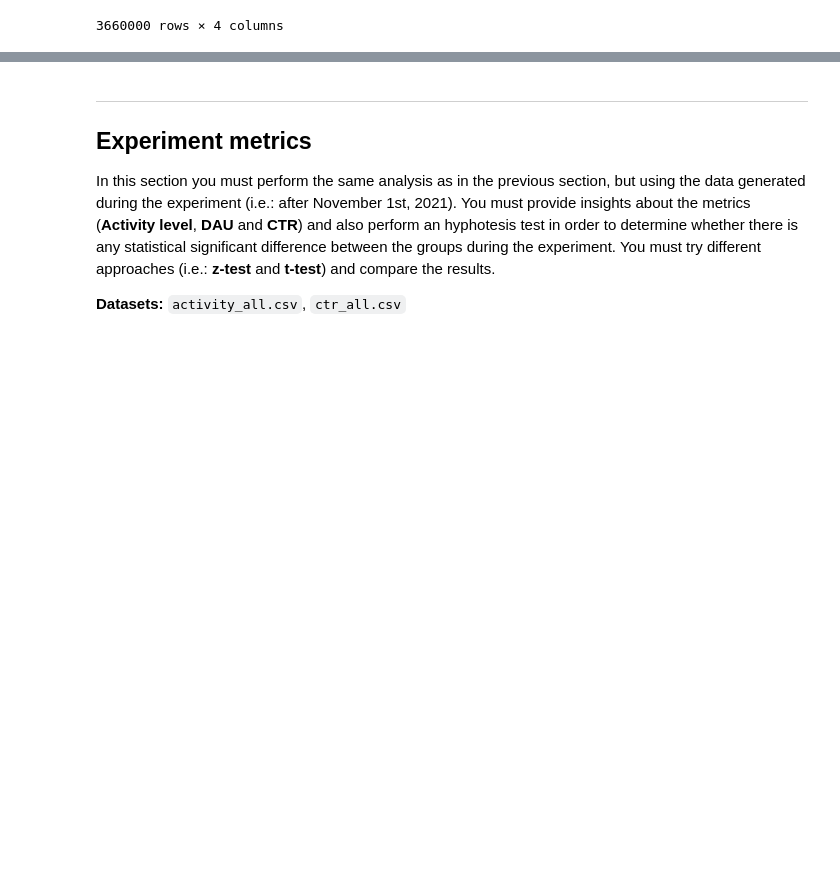
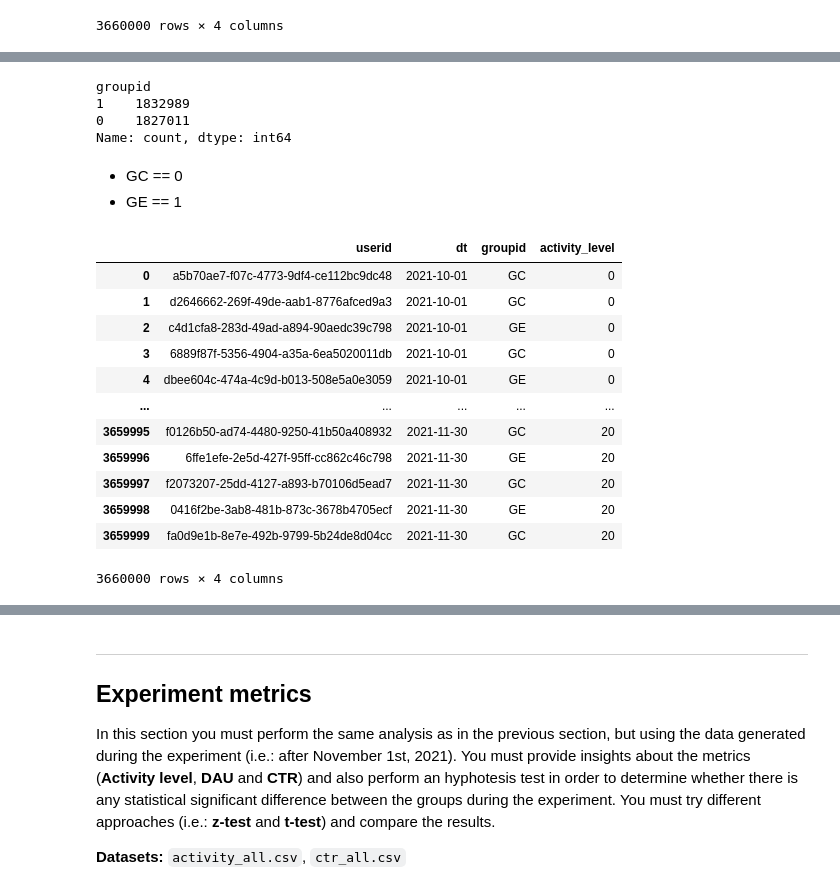
Before and after one commit to AndrewBavuels/the_significant_challenge, a Jupyter notebook: ab_test_challenge.ipynb, the cells around one changed output, grey strips where cells are left out. Cells and saved outputs as stored; diff of their text form; code cells hidden in the pictures; blank space fills up the shorter version.

```diff
--- a/ab_test_challenge.ipynb
+++ b/ab_test_challenge.ipynb
@@ -217,6 +263,7 @@ __Datasets:__ `activity_all.csv`, `ctr_all.csv`
 # your-code
 
 activity_all = pd.read_csv('./data/activity_all.csv')
+activity_all['dt'] = pd.to_datetime(activity_all['dt'])
 activity_all
 # %% [output]
 |  | userid | dt | groupid | activity_level |
@@ -234,0 +296,28 @@ activity_all
+# %%
+activity_all['groupid'].value_counts()
+# %% [output]
+groupid
+1    1832989
+0    1827011
+Name: count, dtype: int64
+# %% [markdown]
+- GC == 0
+- GE == 1
+# %%
+# Replacing the groupid values
+activity_all['groupid'] = activity_all['groupid'].replace({0: 'GC', 1: 'GE'})
+activity_all
+# %% [output]
+|  | userid | dt | groupid | activity_level |
+| 0 | a5b70ae7-f07c-4773-9df4-ce112bc9dc48 | 2021-10-01 | GC | 0 |
+| 1 | d2646662-269f-49de-aab1-8776afced9a3 | 2021-10-01 | GC | 0 |
+| 2 | c4d1cfa8-283d-49ad-a894-90aedc39c798 | 2021-10-01 | GE | 0 |
+| 3 | 6889f87f-5356-4904-a35a-6ea5020011db | 2021-10-01 | GC | 0 |
+| 4 | dbee604c-474a-4c9d-b013-508e5a0e3059 | 2021-10-01 | GE | 0 |
+| ... | ... | ... | ... | ... |
+| 3659995 | f0126b50-ad74-4480-9250-41b50a408932 | 2021-11-30 | GC | 20 |
+| 3659996 | 6ffe1efe-2e5d-427f-95ff-cc862c46c798 | 2021-11-30 | GE | 20 |
+| 3659997 | f2073207-25dd-4127-a893-b70106d5ead7 | 2021-11-30 | GC | 20 |
+| 3659998 | 0416f2be-3ab8-481b-873c-3678b4705ecf | 2021-11-30 | GE | 20 |
+| 3659999 | fa0d9e1b-8e7e-492b-9799-5b24de8d04cc | 2021-11-30 | GC | 20 |
+3660000 rows × 4 columns
```
Also changed, not shown: parts of 58 cells of this notebook.
